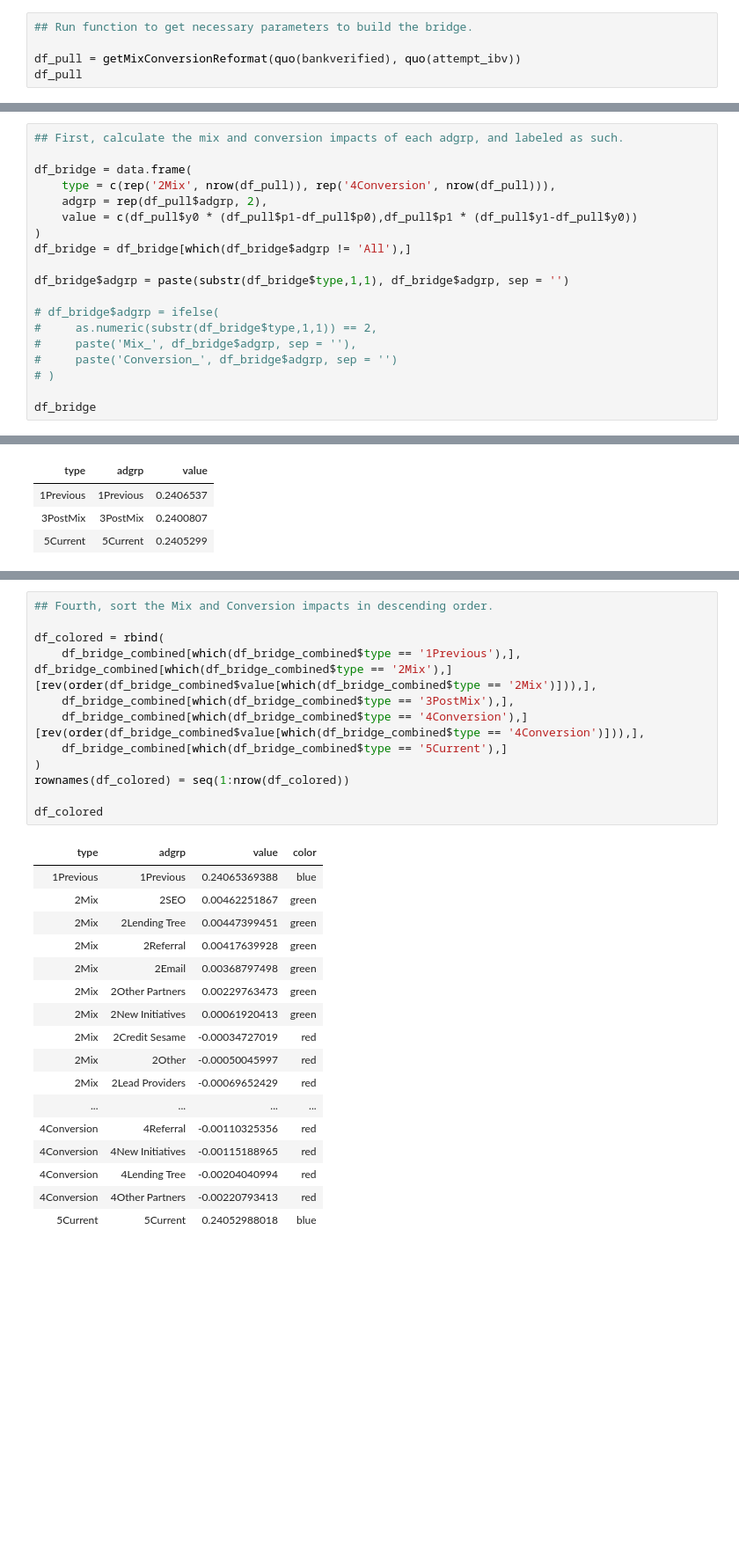
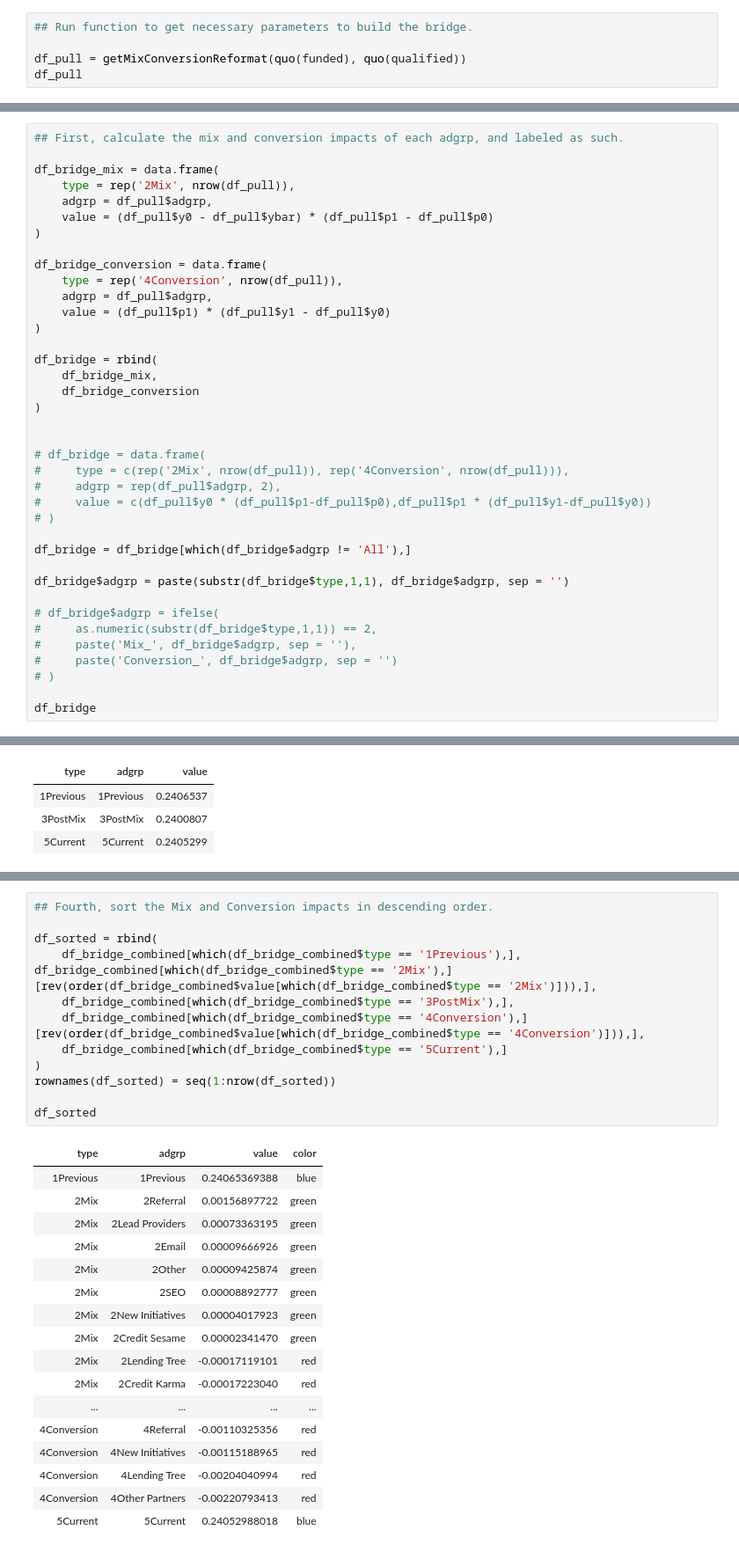
Before and after one commit to jasonchang2018/automate-fr-meeting, a Jupyter notebook: preprocessing/get-data-for-funnel-adgrps-bridge.ipynb, the cells around one changed output, grey strips where cells are left out. Shown at 88% size. Saved outputs shown, nothing was run; the diff lists cells and outputs as text; blank space fills up the shorter version.

```diff
--- a/preprocessing/get-data-for-funnel-adgrps-bridge.ipynb
+++ b/preprocessing/get-data-for-funnel-adgrps-bridge.ipynb
@@ -364,6 +364,6 @@ df_labels
 # %%
 ## Run function to get necessary parameters to build the bridge.
 
-df_pull = getMixConversionReformat(quo(bankverified), quo(attempt_ibv))
+df_pull = getMixConversionReformat(quo(funded), quo(qualified))
 df_pull
 # %% [output]
@@ -371,11 +383,30 @@ ERROR: Error in data.frame(adgrp = preformat$adgrp[which(preformat$grouping == :
 # %%
 ## First, calculate the mix and conversion impacts of each adgrp, and labeled as such.
 
-df_bridge = data.frame(
-    type = c(rep('2Mix', nrow(df_pull)), rep('4Conversion', nrow(df_pull))),
-    adgrp = rep(df_pull$adgrp, 2),
-    value = c(df_pull$y0 * (df_pull$p1-df_pull$p0),df_pull$p1 * (df_pull$y1-df_pull$y0))
+df_bridge_mix = data.frame(
+    type = rep('2Mix', nrow(df_pull)),
+    adgrp = df_pull$adgrp,
+    value = (df_pull$y0 - df_pull$ybar) * (df_pull$p1 - df_pull$p0)
 )
+
+df_bridge_conversion = data.frame(
+    type = rep('4Conversion', nrow(df_pull)),
+    adgrp = df_pull$adgrp,
+    value = (df_pull$p1) * (df_pull$y1 - df_pull$y0)
+)
+
+df_bridge = rbind(
+    df_bridge_mix,
+    df_bridge_conversion
+)
+
+
+# df_bridge = data.frame(
+#     type = c(rep('2Mix', nrow(df_pull)), rep('4Conversion', nrow(df_pull))),
+#     adgrp = rep(df_pull$adgrp, 2),
+#     value = c(df_pull$y0 * (df_pull$p1-df_pull$p0),df_pull$p1 * (df_pull$y1-df_pull$y0))
+# )
+
 df_bridge = df_bridge[which(df_bridge$adgrp != 'All'),]
 
 df_bridge$adgrp = paste(substr(df_bridge$type,1,1), df_bridge$adgrp, sep = '')
@@ -472,28 +503,28 @@ df_bridge_combined
 # %%
 ## Fourth, sort the Mix and Conversion impacts in descending order.
 
-df_colored = rbind(
+df_sorted = rbind(
     df_bridge_combined[which(df_bridge_combined$type == '1Previous'),],
 df_bridge_combined[which(df_bridge_combined$type == '2Mix'),][rev(order(df_bridge_combined$value[which(df_bridge_combined$type == '2Mix')])),],
     df_bridge_combined[which(df_bridge_combined$type == '3PostMix'),],
     df_bridge_combined[which(df_bridge_combined$type == '4Conversion'),][rev(order(df_bridge_combined$value[which(df_bridge_combined$type == '4Conversion')])),],
     df_bridge_combined[which(df_bridge_combined$type == '5Current'),]
 )
-rownames(df_colored) = seq(1:nrow(df_colored))
+rownames(df_sorted) = seq(1:nrow(df_sorted))
 
-df_colored
+df_sorted
 # %% [output]
 | type | adgrp | value | color |
 | 1Previous | 1Previous | 0.24065369388 | blue |
-| 2Mix | 2SEO | 0.00462251867 | green |
-| 2Mix | 2Lending Tree | 0.00447399451 | green |
-| 2Mix | 2Referral | 0.00417639928 | green |
-| 2Mix | 2Email | 0.00368797498 | green |
-| 2Mix | 2Other Partners | 0.00229763473 | green |
-| 2Mix | 2New Initiatives | 0.00061920413 | green |
-| 2Mix | 2Credit Sesame | -0.00034727019 | red |
-| 2Mix | 2Other | -0.00050045997 | red |
-| 2Mix | 2Lead Providers | -0.00069652429 | red |
+| 2Mix | 2Referral | 0.00156897722 | green |
+| 2Mix | 2Lead Providers | 0.00073363195 | green |
+| 2Mix | 2Email | 0.00009666926 | green |
+| 2Mix | 2Other | 0.00009425874 | green |
+| 2Mix | 2SEO | 0.00008892777 | green |
+| 2Mix | 2New Initiatives | 0.00004017923 | green |
+| 2Mix | 2Credit Sesame | 0.00002341470 | green |
+| 2Mix | 2Lending Tree | -0.00017119101 | red |
+| 2Mix | 2Credit Karma | -0.00017223040 | red |
 | ... | ... | ... | ... |
 | 4Conversion | 4Referral | -0.00110325356 | red |
 | 4Conversion | 4New Initiatives | -0.00115188965 | red |
```
Also changed, not shown: parts of 19 cells of this notebook.
